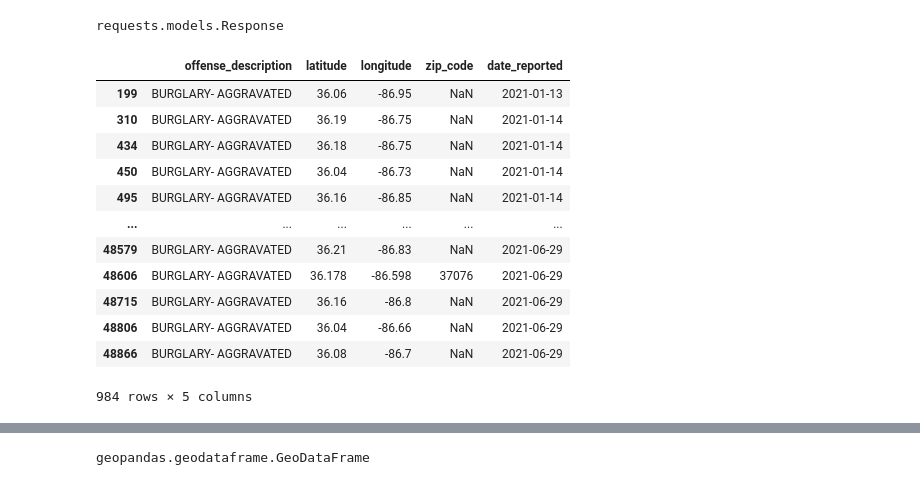
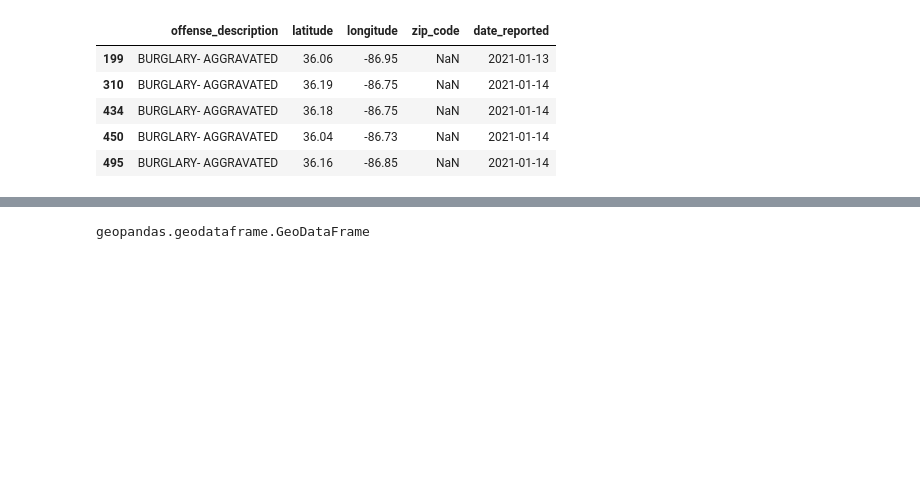
Before and after one commit to nss-data-science-cohort-5/geospatial_api-silver-sharks, a Jupyter notebook: Project2_Group_Conrad.ipynb, the cells around one changed output, grey strips where cells are left out. Saved outputs shown, nothing was run; the diff lists cells and outputs as text; code cells hidden in the pictures; blank space fills up the shorter version.

```diff
--- a/Project2_Group_Conrad.ipynb
+++ b/Project2_Group_Conrad.ipynb
@@ -16,30 +16,21 @@ params = {'$where' : "incident_reported between '2021-01-13T00:00:00.000' and '2
 }
 # %%
 response = requests.get(endpoint, params)
-response
+#response
-# %% [output]
-requests.models.Response
 # %%
 res = response.json()
 res = pd.DataFrame(res, columns=['incident_reported', 'offense_description', 'latitude', 'longitude', 'zip_code'])
 res['date_reported'] = res['incident_reported'].str.split("T", expand=True)[0]
 res_trimmed = res.drop(columns='incident_reported')
 burglary_reports = res_trimmed[res_trimmed['offense_description'].str.contains('BURGLARY- AGGRAVATED')]
-burglary_reports
+burglary_reports.head()
 # %% [output]
 |  | offense_description | latitude | longitude | zip_code | date_reported |
 | 199 | BURGLARY- AGGRAVATED | 36.06 | -86.95 | NaN | 2021-01-13 |
 | 310 | BURGLARY- AGGRAVATED | 36.19 | -86.75 | NaN | 2021-01-14 |
 | 434 | BURGLARY- AGGRAVATED | 36.18 | -86.75 | NaN | 2021-01-14 |
 | 450 | BURGLARY- AGGRAVATED | 36.04 | -86.73 | NaN | 2021-01-14 |
 | 495 | BURGLARY- AGGRAVATED | 36.16 | -86.85 | NaN | 2021-01-14 |
-| ... | ... | ... | ... | ... | ... |
-| 48579 | BURGLARY- AGGRAVATED | 36.21 | -86.83 | NaN | 2021-06-29 |
-| 48606 | BURGLARY- AGGRAVATED | 36.178 | -86.598 | 37076 | 2021-06-29 |
-| 48715 | BURGLARY- AGGRAVATED | 36.16 | -86.8 | NaN | 2021-06-29 |
-| 48806 | BURGLARY- AGGRAVATED | 36.04 | -86.66 | NaN | 2021-06-29 |
-| 48866 | BURGLARY- AGGRAVATED | 36.08 | -86.7 | NaN | 2021-06-29 |
-984 rows × 5 columns
 # %%
 burglary_reports[['latitude', 'longitude']] = burglary_reports[['latitude', 'longitude']].apply(pd.to_numeric);
 
```
Also changed, not shown: parts of 7 cells of this notebook.
